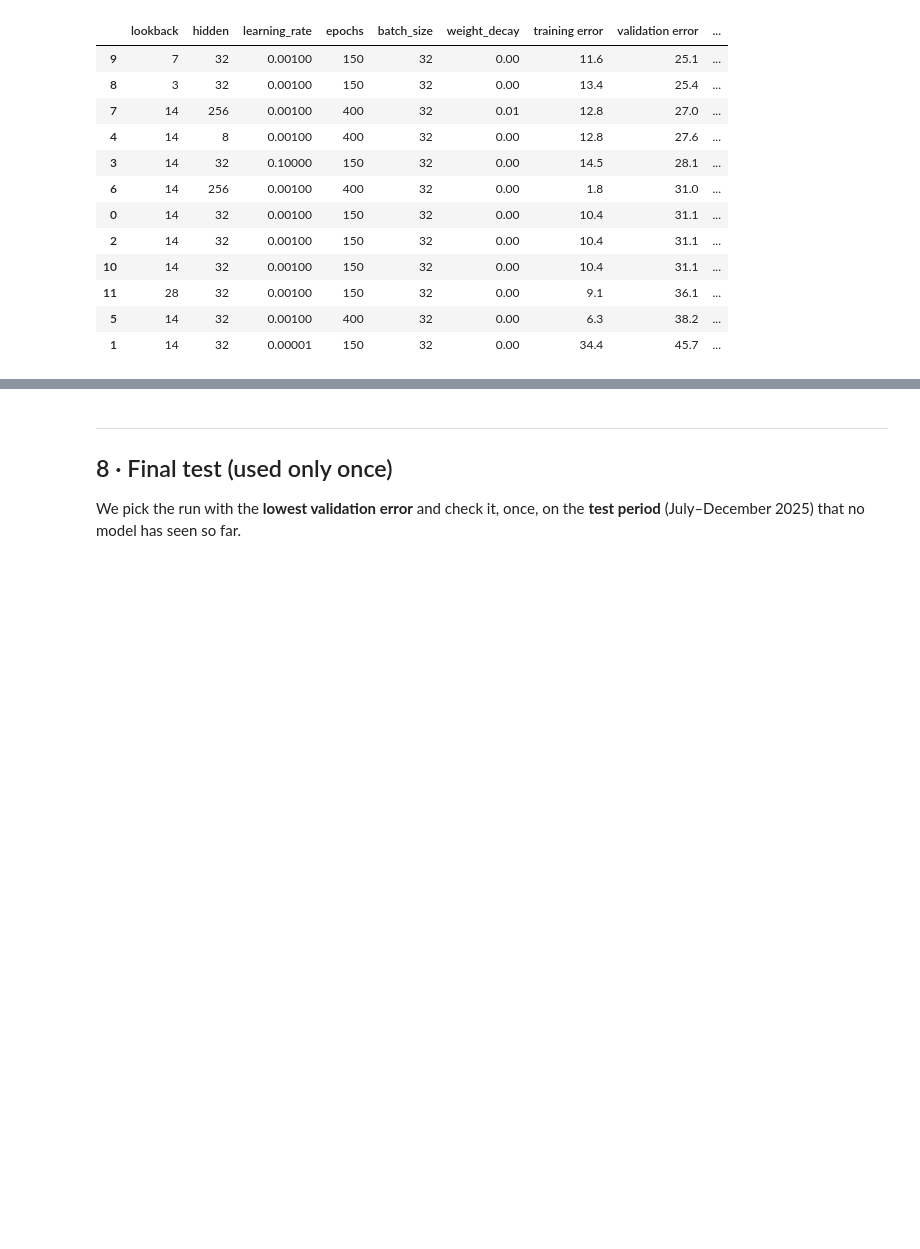
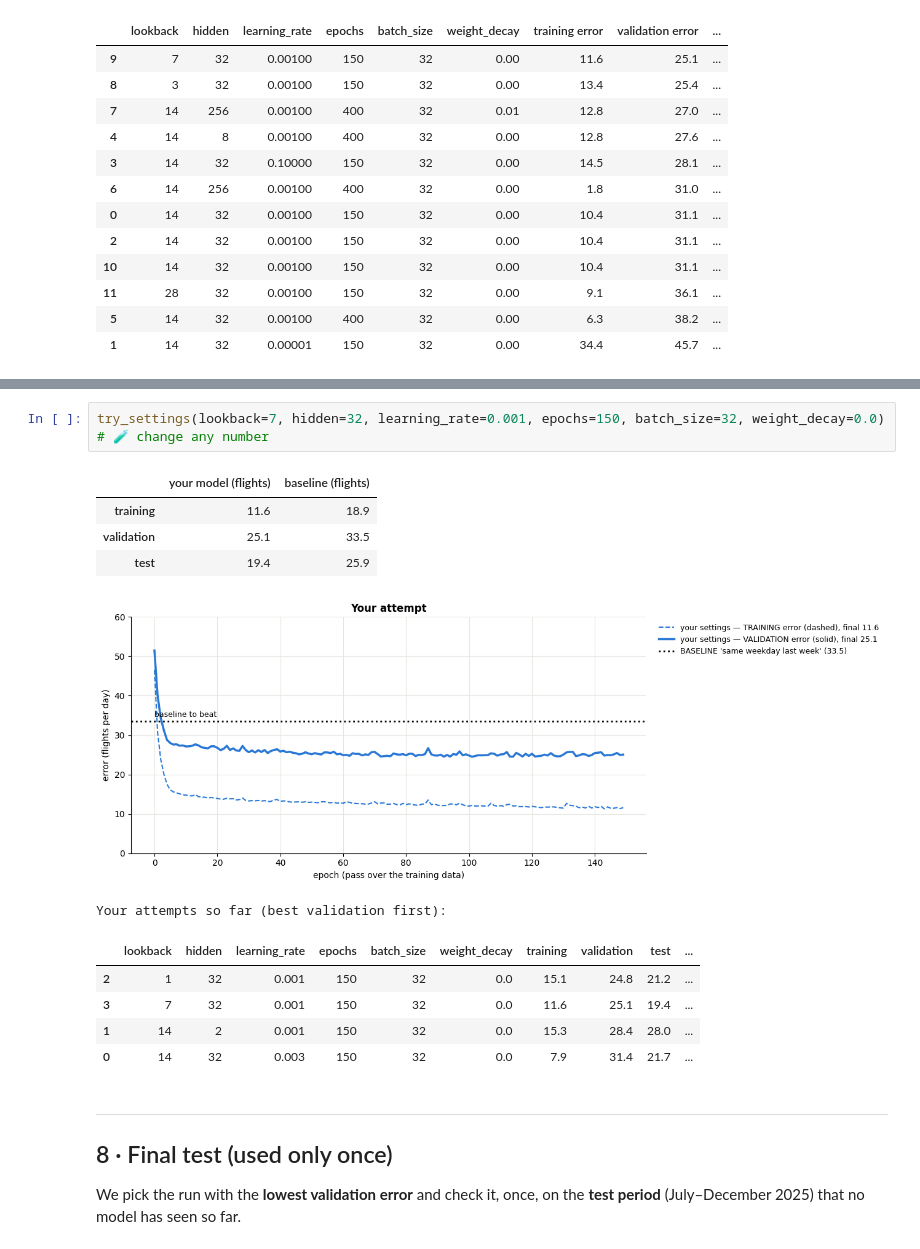
Before and after one commit to dblue-tech/ai-lab, a Jupyter notebook: lab1_airport_traffic/Lab1_airport_traffic.ipynb, the cells around one changed output, grey strips where cells are left out. Drawn from its saved outputs; the diff is of its cells as text; blank space fills up the shorter version.

```diff
--- a/lab1_airport_traffic/Lab1_airport_traffic.ipynb
+++ b/lab1_airport_traffic/Lab1_airport_traffic.ipynb
@@ -940,3 +1042,17 @@ My settings -> training error: 11.6   validation error: 25.1
+# %%
+try_settings(lookback=7, hidden=32, learning_rate=0.001, epochs=150, batch_size=32, weight_decay=0.0)   # 🧪 change any number
+# %% [output]
+|  | your model (flights) | baseline (flights) |
+| training | 11.6 | 18.9 |
+| validation | 25.1 | 33.5 |
+| test | 19.4 | 25.9 |
+[figure, added]
+Your attempts so far (best validation first):
+|  | lookback | hidden | learning_rate | epochs | batch_size | weight_decay | training | validation | test | ... |
+| 2 | 1 | 32 | 0.001 | 150 | 32 | 0.0 | 15.1 | 24.8 | 21.2 | ... |
+| 3 | 7 | 32 | 0.001 | 150 | 32 | 0.0 | 11.6 | 25.1 | 19.4 | ... |
+| 1 | 14 | 2 | 0.001 | 150 | 32 | 0.0 | 15.3 | 28.4 | 28.0 | ... |
+| 0 | 14 | 32 | 0.003 | 150 | 32 | 0.0 | 7.9 | 31.4 | 21.7 | ... |
 # %% [markdown]
 ---
 ## 8 · Final test (used only once)
```
Also changed, not shown: parts of 13 cells of this notebook, 14 other files.
